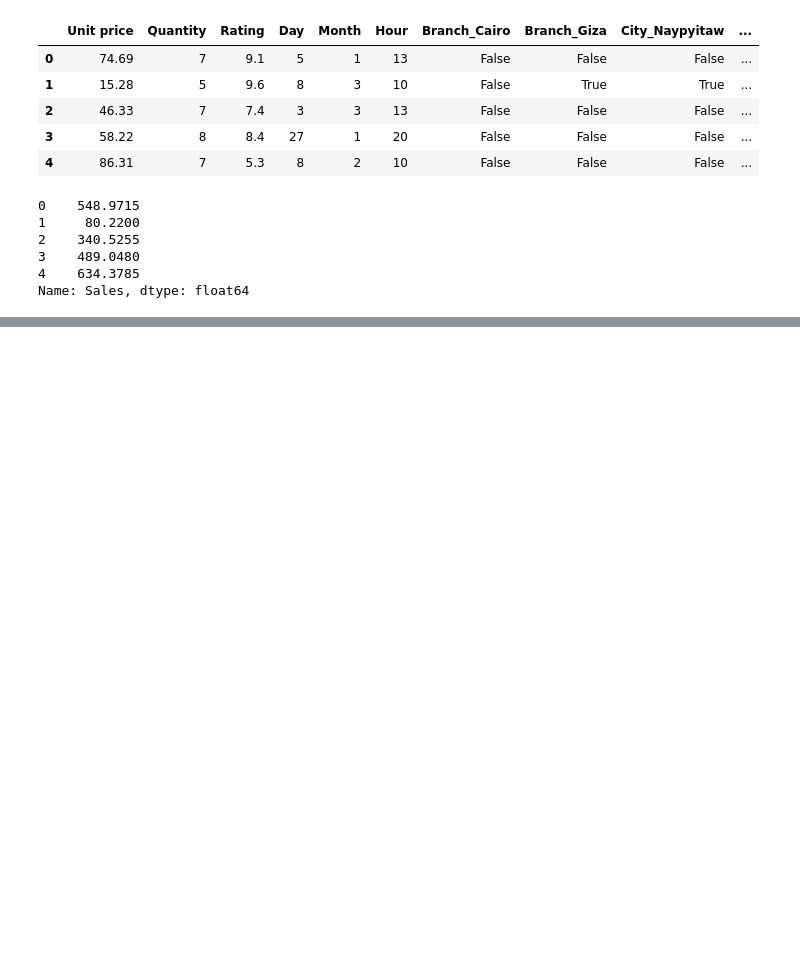
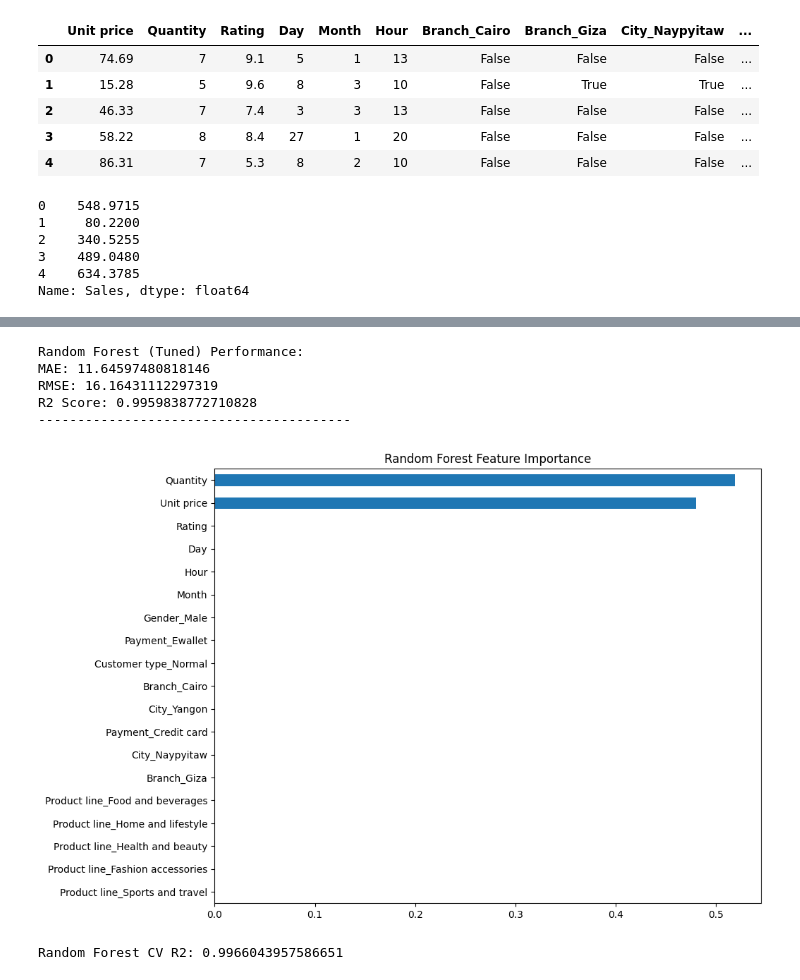
Before and after one commit to chighislian/Supermarket-Sales-Prediction-ML, a Jupyter notebook: Sales.ipynb, the cells around one changed output, grey strips where cells are left out. Cells and saved outputs as stored; diff of their text form; code cells hidden in the pictures; blank space fills up the shorter version.

Commit message:
done with training and spliting then we train the model with linear regression and randome forest regression

```diff
--- a/Sales.ipynb
+++ b/Sales.ipynb
@@ -189,3 +189,17 @@ y.head()
 3    489.0480
 4    634.3785
 Name: Sales, dtype: float64
+# %%
+# Here we split data into training and testing sets
+x_train, x_test, y_train, y_test = train_test_split(x, y, test_size=0.2, random_state=42)
+# %%
+# we train our linear regression model here
+lr = LinearRegression()
+lr.fit(x_train, y_train)
+
+y_pred_lr = lr.predict(x_test)
+# %%
+rf = RandomForestRegressor(n_estimators=100, random_state=42)
+rf.fit(x_train, y_train)
+y_pred_rf = rf.predict(x_test)
+#  we train our random forest regression model here with 100 trees and a fixed random state for reproducibility.
@@ -191,0 +227,31 @@ Name: Sales, dtype: float64
+# %%
+rf = RandomForestRegressor(
+    n_estimators=200,
+    max_depth=10,       # limit depth
+    min_samples_leaf=5, # prevent tiny leaves
+    random_state=42
+)
+rf.fit(x_train, y_train)
+y_pred_rf = rf.predict(x_test)
+evaluate(y_test, y_pred_rf, "Random Forest (Tuned)")
+# %% [output]
+Random Forest (Tuned) Performance:
+MAE: 11.64597480818146
+RMSE: 16.16431112297319
+R2 Score: 0.9959838772710828
+----------------------------------------
+# %%
+feature_importance = pd.Series(rf.feature_importances_, index=x.columns)
+feature_importance.sort_values(ascending=True).plot(kind='barh', figsize=(10,8))
+plt.title("Random Forest Feature Importance")
+plt.show()
+# %% [output]
+[figure, added]
+# %%
+from sklearn.model_selection import cross_val_score
+import numpy as np
+
+cv_scores = cross_val_score(rf, x, y, cv=5, scoring='r2')
+print("Random Forest CV R2:", np.mean(cv_scores))
+# %% [output]
+Random Forest CV R2: 0.9966043957586651
```
Also changed, not shown: parts of 4 cells of this notebook.
